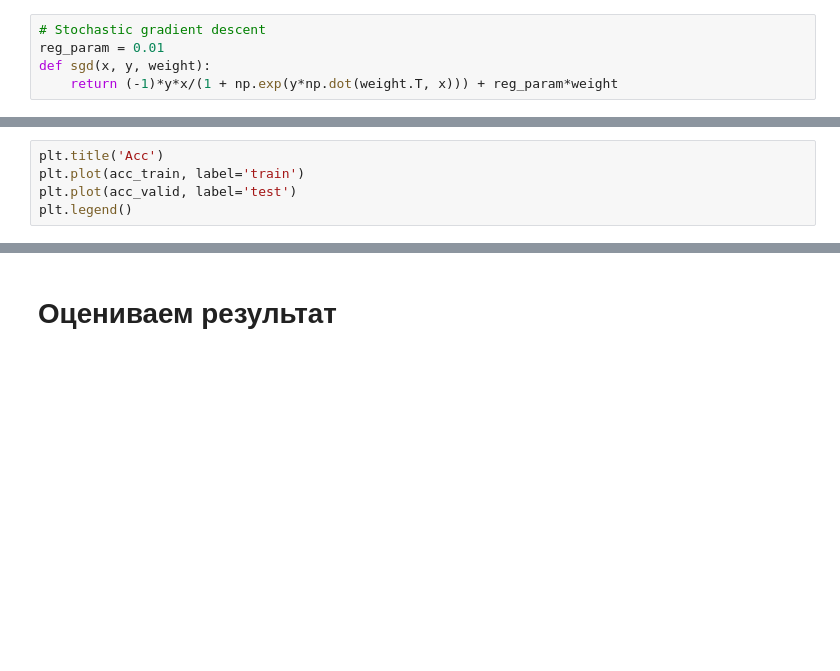
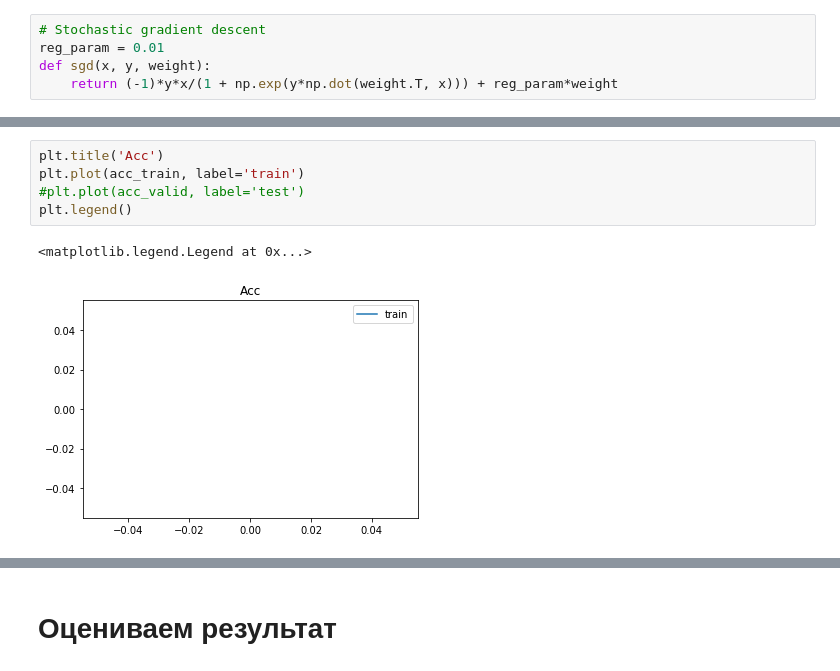
Before and after one commit to GitDimONE/Tech_ANN, a Jupyter notebook: 1_Lecture/01_Homework_Template.ipynb, the cells around one changed output, grey strips where cells are left out. Drawn from its saved outputs; the diff is of its cells as text; blank space fills up the shorter version.

```diff
--- a/1_Lecture/01_Homework_Template.ipynb
+++ b/1_Lecture/01_Homework_Template.ipynb
@@ -143,7 +146,10 @@ plt.legend()
 # %%
 plt.title('Acc')
 plt.plot(acc_train, label='train')
-plt.plot(acc_valid, label='test')
+#plt.plot(acc_valid, label='test')
 plt.legend()
+# %% [output]
+<matplotlib.legend.Legend at 0x...>
+[figure, added]
 # %%
 def predict(x):
```
Also changed, not shown: parts of 16 cells of this notebook, 1 other file.
